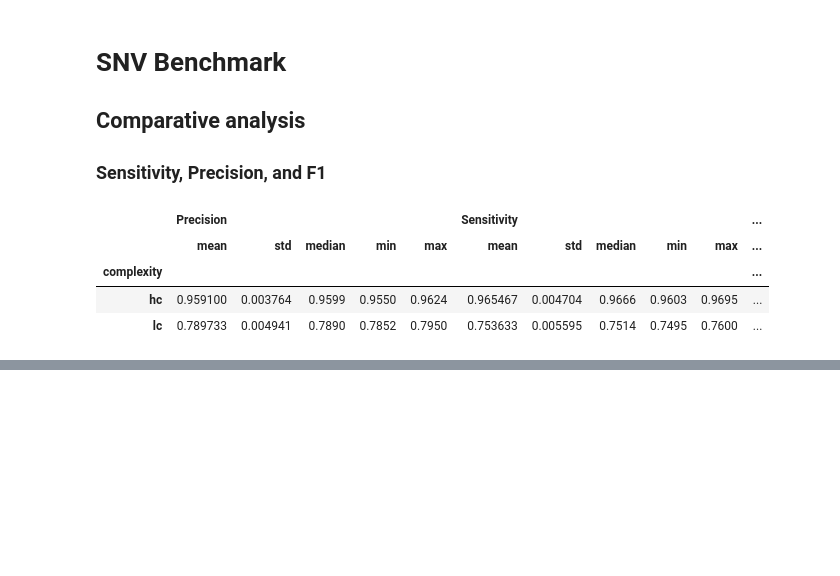
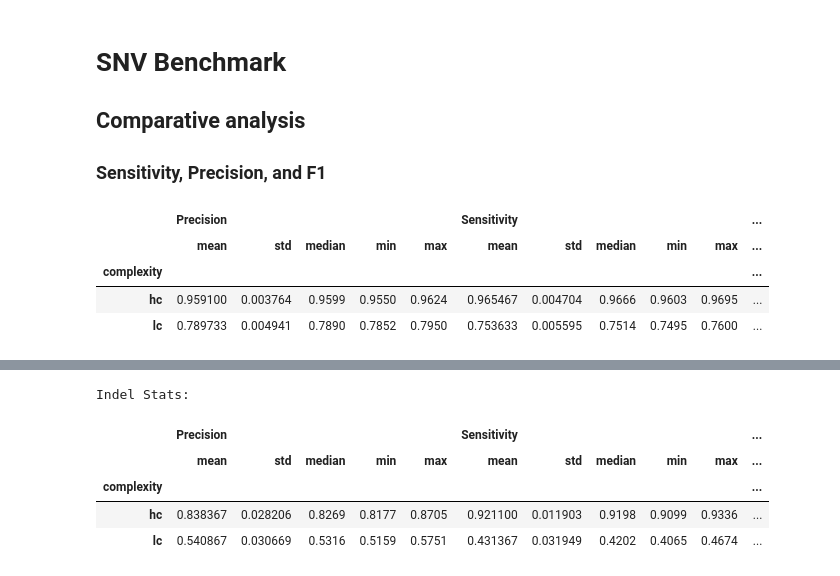
Before and after one commit to KHP-Informatics/ont-benchmark, a Jupyter notebook: jupyter/ont-benchmark.ipynb, the cells around one changed output, grey strips where cells are left out. Saved outputs shown, nothing was run; the diff lists cells and outputs as text; code cells hidden in the pictures; blank space fills up the shorter version.

```diff
--- a/jupyter/ont-benchmark.ipynb
+++ b/jupyter/ont-benchmark.ipynb
@@ -199,0 +411,36 @@ illumina_snv_stats
+# %%
+indel_metrics = []
+
+complexities = ["hc", "lc"]
+
+for _, row in sample_ids.iterrows():
+    ont_id = row["ont_id"]
+
+    for complexity in complexities:
+        summary_file = (
+            f"output/indel/rtg_vcfeval/{complexity}/{ont_id}.indel/summary.txt"
+        )
+        summary = read_summary(summary_file)
+
+        if summary:
+            metrics_entry = {
+                "sample_id": ont_id,
+                "complexity": complexity,
+                **summary,
+            }
+            indel_metrics.append(metrics_entry)
+        else:
+            print(f"Skipping empty summary for {ont_id}, {complexity}")
+
+indel_metrics_df = pd.DataFrame(indel_metrics)
+indel_stats = calculate_rtg_statistics(indel_metrics_df)
+
+print("Indel Stats:")
+indel_stats
+# %% [output]
+Indel Stats:
+|  | Precision |  |  |  |  | Sensitivity |  |  |  |  | ... |
+|  | mean | std | median | min | max | mean | std | median | min | max | ... |
+| complexity |  |  |  |  |  |  |  |  |  |  | ... |
+| hc | 0.838367 | 0.028206 | 0.8269 | 0.8177 | 0.8705 | 0.921100 | 0.011903 | 0.9198 | 0.9099 | 0.9336 | ... |
+| lc | 0.540867 | 0.030669 | 0.5316 | 0.5159 | 0.5751 | 0.431367 | 0.031949 | 0.4202 | 0.4065 | 0.4674 | ... |
```
Also changed, not shown: parts of 17 cells of this notebook.
